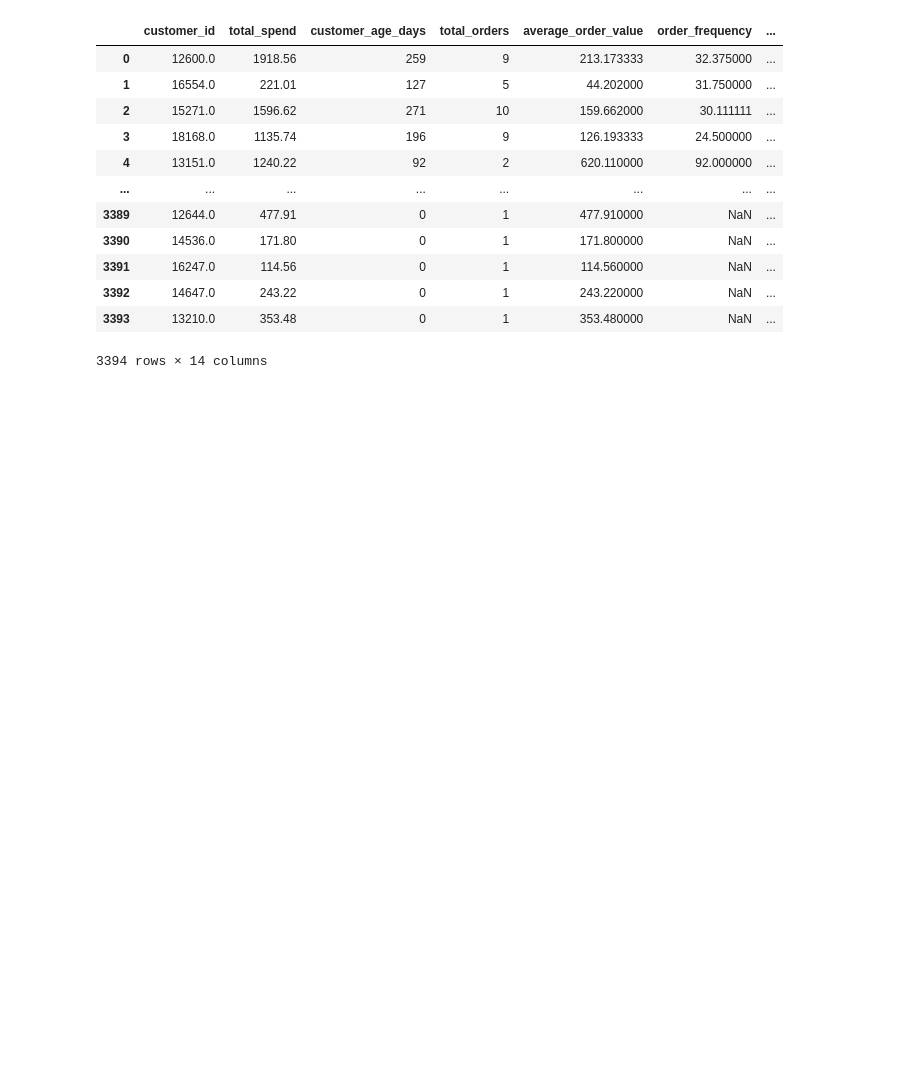
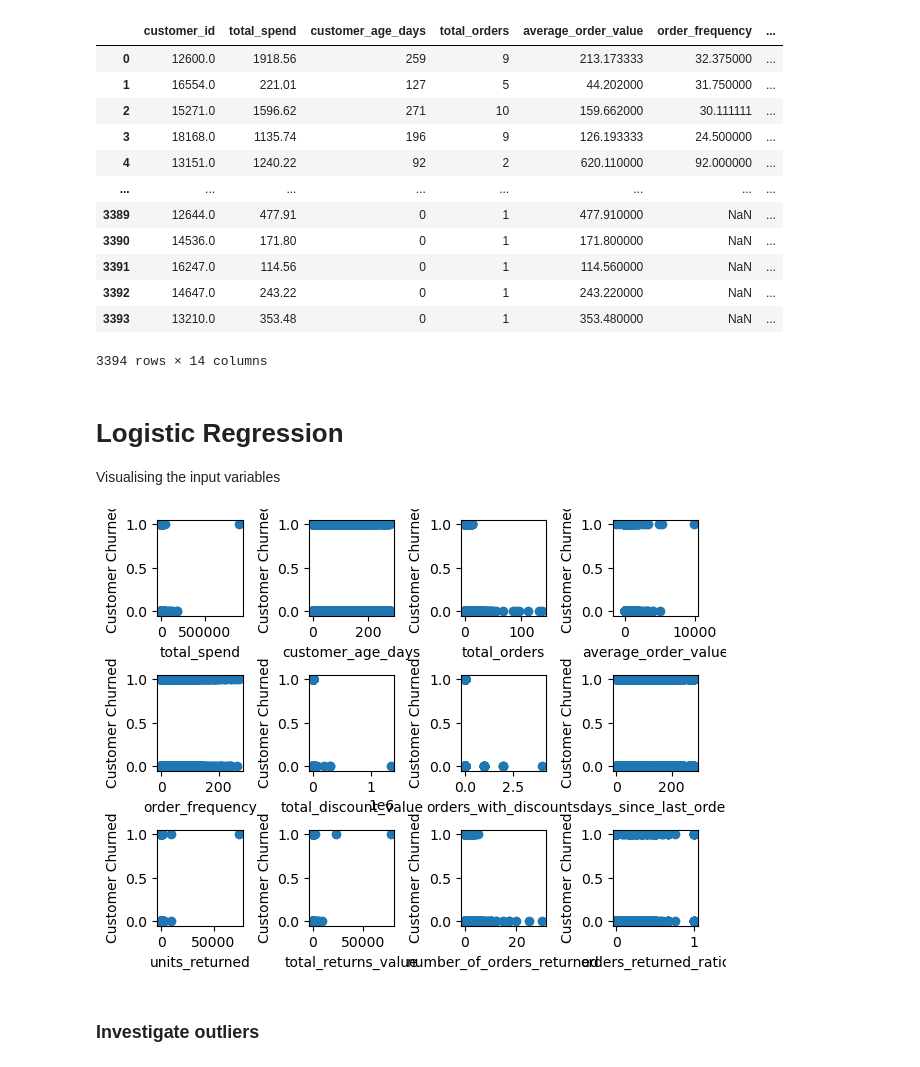
Before and after one commit to Joebrook-123/Online-Retail-Customer-Churn, a Jupyter notebook: Data Processing.ipynb, the cells around one changed output. Cells and saved outputs as stored; diff of their text form; code cells hidden in the pictures; blank space fills up the shorter version.

Commit message:
visualising features for regression

```diff
--- a/Data Processing.ipynb
+++ b/Data Processing.ipynb
@@ -172,16 +172,41 @@ df
 | 3392 | 14647.0 | 243.22 | 0 | 1 | 243.220000 | NaN | ... |
 | 3393 | 13210.0 | 353.48 | 0 | 1 | 353.480000 | NaN | ... |
 3394 rows × 14 columns
+# %% [markdown]
+# Logistic Regression
+Visualising the input variables
 # %%
-df['order_frequency'] = df['order_frequency'].fillna(0)
+# Split data into train and test
+from sklearn.model_selection import train_test_split
+import matplotlib.pyplot as plt
 
-features = ['customer_id', 'total_spend', 'customer_age_days', 'total_orders',
+features = ['total_spend', 'customer_age_days', 'total_orders',
             'average_order_value', 'order_frequency', 'total_discount_value',
-            'orders_with_discounts', 'days_since_last_order', 'units_returned'
+            'orders_with_discounts', 'days_since_last_order', 'units_returned',
             'total_returns_value', 'number_of_orders_returned', 'orders_returned_ratio']
 
+df[features] = df[features].fillna(0)
+
 # Convert dataframe into Numpy array
-x = df[features].to_numpy()
+X = df[features].to_numpy()
 y = df['customer_churned'].to_numpy()
 
 # Split data into train and test
+X_train, X_test, y_train, y_test = train_test_split(X, y, random_state=42, test_size=0.2, shuffle=True)
+
+m,n = X_train.shape
+
+figure, axes = plt.subplots(3, 4)
+axes = axes.flatten()
+
+for i in range(n):
+    axes[i].scatter(X_train[:,i], y_train)
+    axes[i].set_xlabel(features[i])
+    axes[i].set_ylabel('Customer Churned')
+
+plt.tight_layout()
+plt.show()
+# %% [output]
+[figure, added]
+# %% [markdown]
+### Investigate outliers
```
